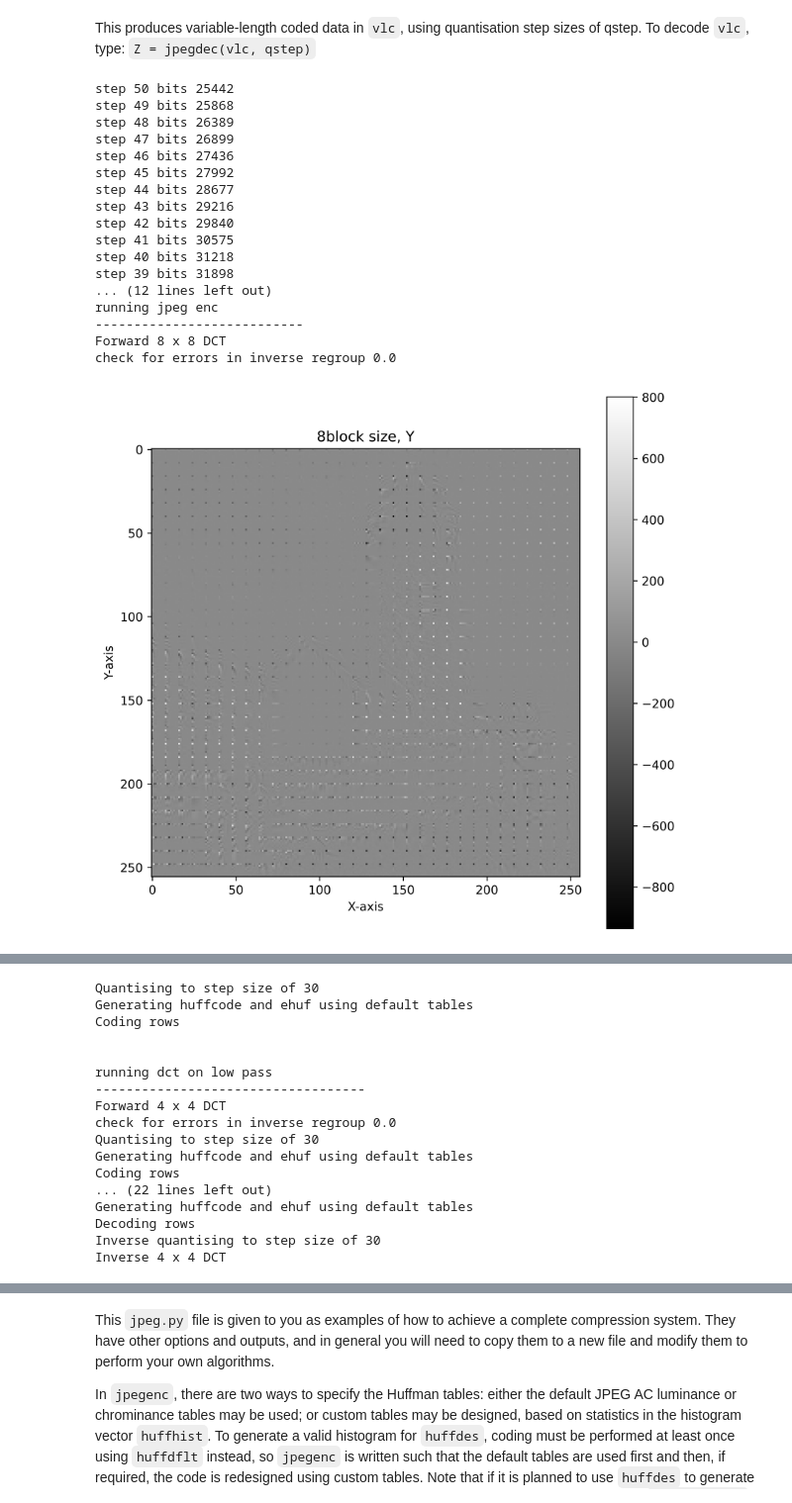
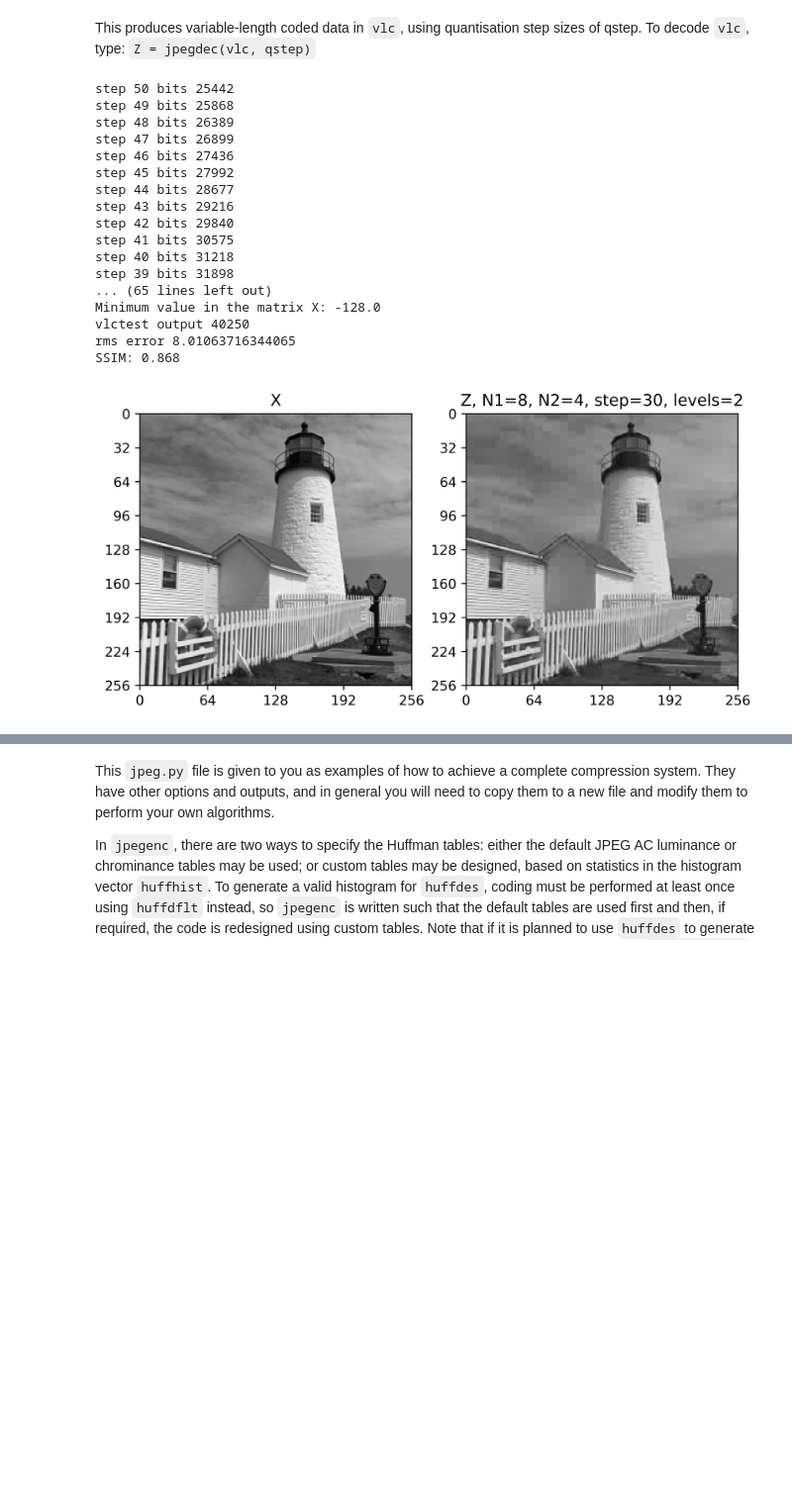
Before and after one commit to AndrewKeYanzhe/cued_sf2_lab-master, a Jupyter notebook: 12-huffman_2LayerDCT.ipynb, the cells around one changed output, grey strips where cells are left out. Shown at 99% size. Drawn from its saved outputs; the diff is of its cells as text; code cells hidden in the pictures; blank space fills up the shorter version.

Commit message:
adjust plots

```diff
--- a/12-huffman_2LayerDCT.ipynb
+++ b/12-huffman_2LayerDCT.ipynb
@@ -194,6 +194,8 @@ import contextlib
 N=M=8
 
 levels=2.1
+
+deblock = False
 
 
 def f(step_size, N, default_tables=True):
@@ -267,7 +269,7 @@ print("\nrunning jpeg enc\n---------------------------")
 
 
 # ************************************
-vlc, hufftab = jpegenc(X, optimal_step_size, N=N, M=M, levels=levels, dcbits=8, plot_graphs=True)
+vlc, hufftab = jpegenc(X, optimal_step_size, N=N, M=M, levels=levels, dcbits=8, plot_graphs=False)
 # vlc, hufftab = jpegenc(X[:128,:128], optimal_step_size, N=N, M=M, levels=1, dcbits=8)
 
 
@@ -279,7 +281,7 @@ print("bits for hufftab",bits_for_hufftab)
 print("total bits:",bits_for_coded_image+bits_for_hufftab,"\n")
 
 # ************************************
-Z = jpegdec(vlc, optimal_step_size, N=N, M=M,dcbits=8, levels=levels, plot_graphs=True)
+Z = jpegdec(vlc, optimal_step_size, N=N, M=M,dcbits=8, levels=levels, plot_graphs=False, reduce_pixellation_using_sobel=False)
 # Z = jpegdec(vlc, optimal_step_size, H=128,W=128,N=N, M=M,dcbits=8, levels=1)
 
 
@@ -323,39 +325,41 @@ print(f"SSIM: {ssim_index:.3f}")
 # plt.figure(figsize=(8, 8))
 # plt.imshow(Z, cmap='gray', aspect='equal')
 # plt.colorbar()  # Show color scale
 # plt.title(str(N)+" block size, Zi_r")
 # plt.xlabel('X-axis')
 # plt.ylabel('Y-axis')
 # plt.show()
 
 # Create the figure with a larger size
-fig, axs = plt.subplots(1, 2, figsize=(12, 6))
+fig, axs = plt.subplots(1, 2, figsize=(8, 4))
 
 # Assuming `plot_image` is a custom function to plot the images
 plot_image(X, ax=axs[0])
 axs[0].set(title="X")
 
 plot_image(Z, ax=axs[1])
-axs[1].set(title=f"Z, N={N}, step={optimal_step_size}, levels={levels}")
-
+if levels == 1:
+    axs[1].set(title=f"Z, N={N}, step={optimal_step_size}, levels={levels}")
+elif levels == 2.1:
+    axs[1].set(title=f"Z, N1={N}, N2=4, step={optimal_step_size}, levels={int(levels)}")
 # Show the figure
 plt.show()
 # %% [output]
 step 50 bits 25442
 step 49 bits 25868
 step 48 bits 26389
 step 47 bits 26899
 step 46 bits 27436
 step 45 bits 27992
 step 44 bits 28677
 step 43 bits 29216
 step 42 bits 29840
 step 41 bits 30575
 step 40 bits 31218
 step 39 bits 31898
-... (12 lines left out)
-running jpeg enc
----------------------------
-Forward 8 x 8 DCT
-check for errors in inverse regroup 0.0
+... (65 lines left out)
+Minimum value in the matrix X: -128.0
+vlctest output 40250
+rms error 8.01063716344065
+SSIM: 0.868
-[figure, old version]
+[figure, new version]
@@ -363,17 +365,0 @@ check for errors in inverse regroup 0.0
-Quantising to step size of 30
-Generating huffcode and ehuf using default tables
-Coding rows
-
-
-running dct on low pass
------------------------------------
-Forward 4 x 4 DCT
-check for errors in inverse regroup 0.0
-Quantising to step size of 30
-Generating huffcode and ehuf using default tables
-Coding rows
-... (22 lines left out)
-Generating huffcode and ehuf using default tables
-Decoding rows
-Inverse quantising to step size of 30
-Inverse 4 x 4 DCT
```
Also changed, not shown: parts of 1 cell of this notebook, 1 other file.
